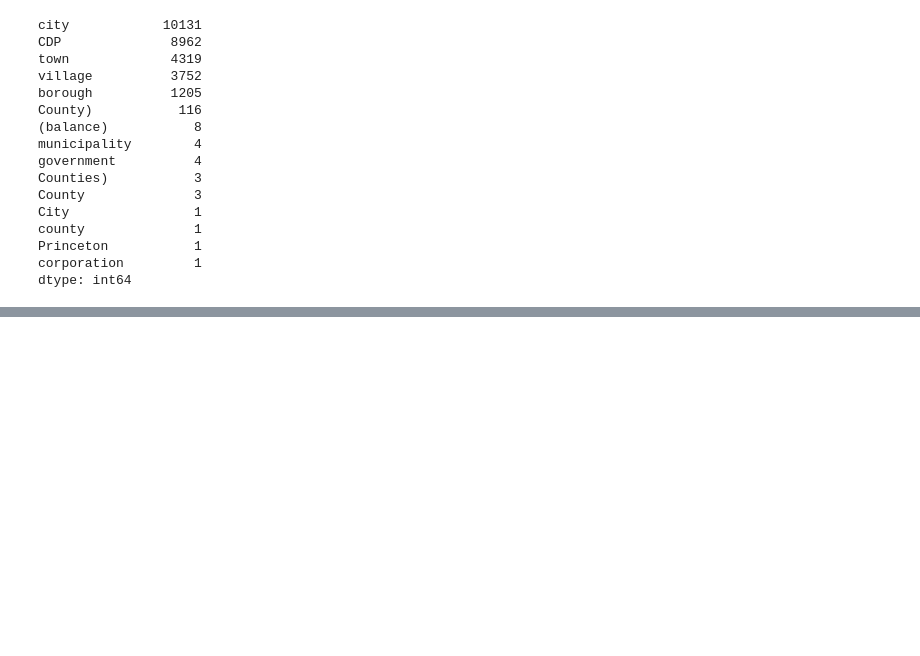
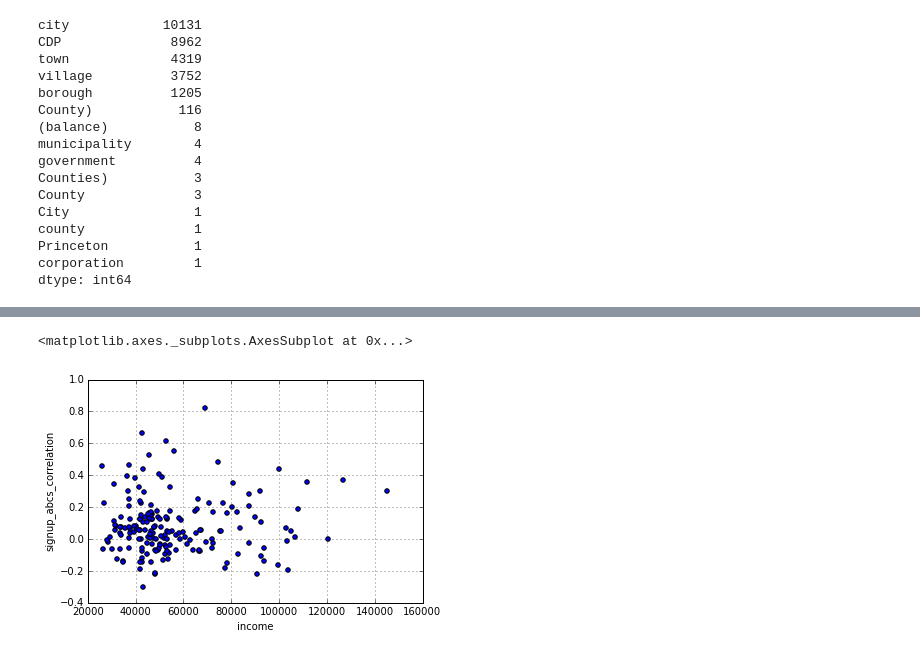
Before and after one commit to notconfusing/airsurfing-analysis, a Jupyter notebook: member since comparison.ipynb, the cells around one changed output, grey strips where cells are left out. Cells and saved outputs as stored; diff of their text form; code cells hidden in the pictures; blank space fills up the shorter version.

```diff
--- a/member since comparison.ipynb
+++ b/member since comparison.ipynb
@@ -501,7 +519,7 @@ census_df['citystate'] = census_df['place_norm'] + '_' + census_df['state_abbr']
 census_merge = census_df[['ABDPE001','citystate']]
 census_merge.columns = ['income','citystate']
 # %%
-abcs_census = pandas.merge(big_cities_corr,census_merge, how='inner', left_index=True, right_on='citystate')
+abcs_census_corr = pandas.merge(big_cities_corr,census_merge, how='inner', left_index=True, right_on='citystate')
 # %%
 print(len(big_cities_corr))
 print(len(abcs_census))
@@ -542,0 +543,5 @@ census_abcs_map = {'Athens-Clarke County unified government (balance)': 'athens'
+# %%
+abcs_census_corr.plot(y= 'signup_abcs_correlation', x='income', kind='scatter')
+# %% [output]
+<matplotlib.axes._subplots.AxesSubplot at 0x...>
+[figure, added]
```
Also changed, not shown: parts of 15 cells of this notebook.
